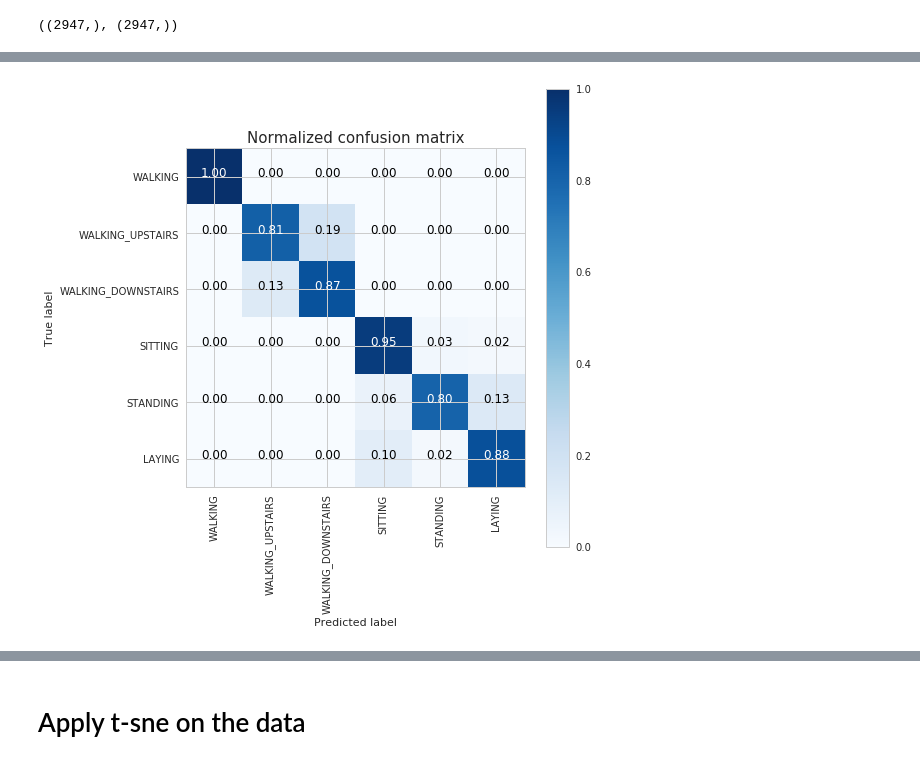
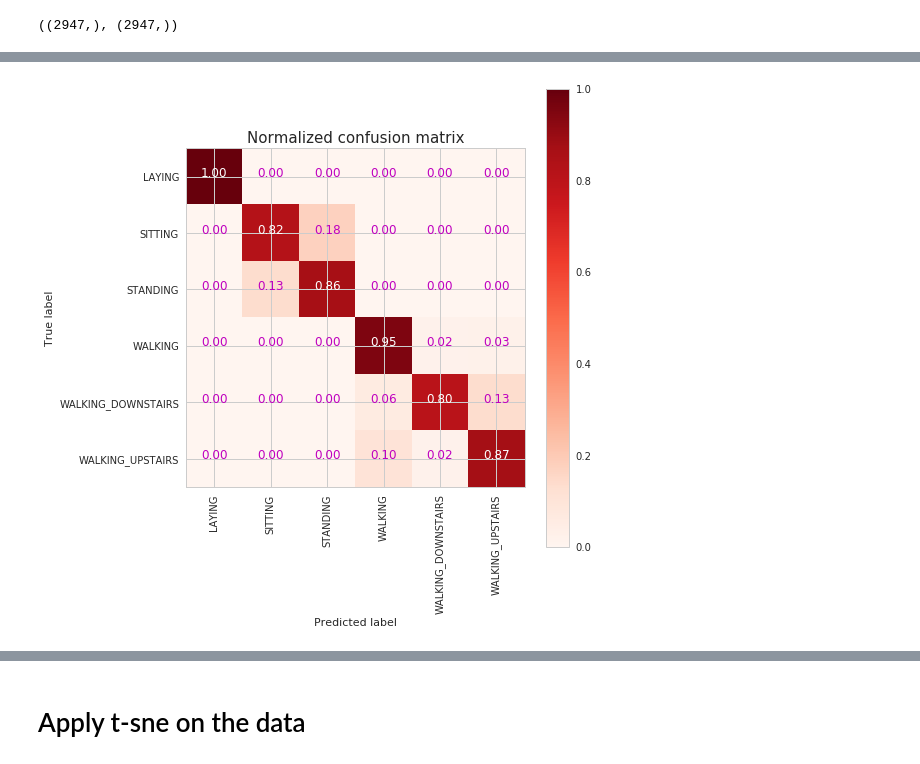
Before and after one commit to ramsane/HumanActivityRecognition, a Jupyter notebook: HAR_EDA.ipynb, the cells around one changed output, grey strips where cells are left out. Saved outputs shown, nothing was run; the diff lists cells and outputs as text; code cells hidden in the pictures.

```diff
--- a/HAR_EDA.ipynb
+++ b/HAR_EDA.ipynb
@@ -468,22 +471,23 @@ def plot_confusion_matrix(cm, classes,
     for i, j in itertools.product(range(cm.shape[0]), range(cm.shape[1])):
         plt.text(j, i, format(cm[i, j], fmt),
                  horizontalalignment="center",
-                 color="white" if cm[i, j] > thresh else "black")
+                 color="white" if cm[i, j] > thresh else "m")
+
 
     plt.tight_layout()
     plt.ylabel('True label')
     plt.xlabel('Predicted label')
 # %%
-labels=['WALKING', 'WALKING_UPSTAIRS','WALKING_DOWNSTAIRS','SITTING','STANDING','LAYING']
+labels=['LAYING', 'SITTING','STANDING','WALKING','WALKING_DOWNSTAIRS','WALKING_UPSTAIRS']
 
 # Plot normalized confusion matrix
 print()
 plt.figure(figsize=(8,8))
-plot_confusion_matrix(cm, classes=labels,normalize=True,title='Normalized confusion matrix')
+plot_confusion_matrix(cm, classes=labels,normalize=True,title='Normalized confusion matrix', cmap=plt.cm.Reds)
 
 plt.show()
 # %% [output]
-[figure, old version]
+[figure, new version]
 # %%
 print(metrics.classification_report(y_test_labels, pred))
 # %% [output]
```
Also changed, not shown: parts of 9 cells of this notebook, 7 other files.
